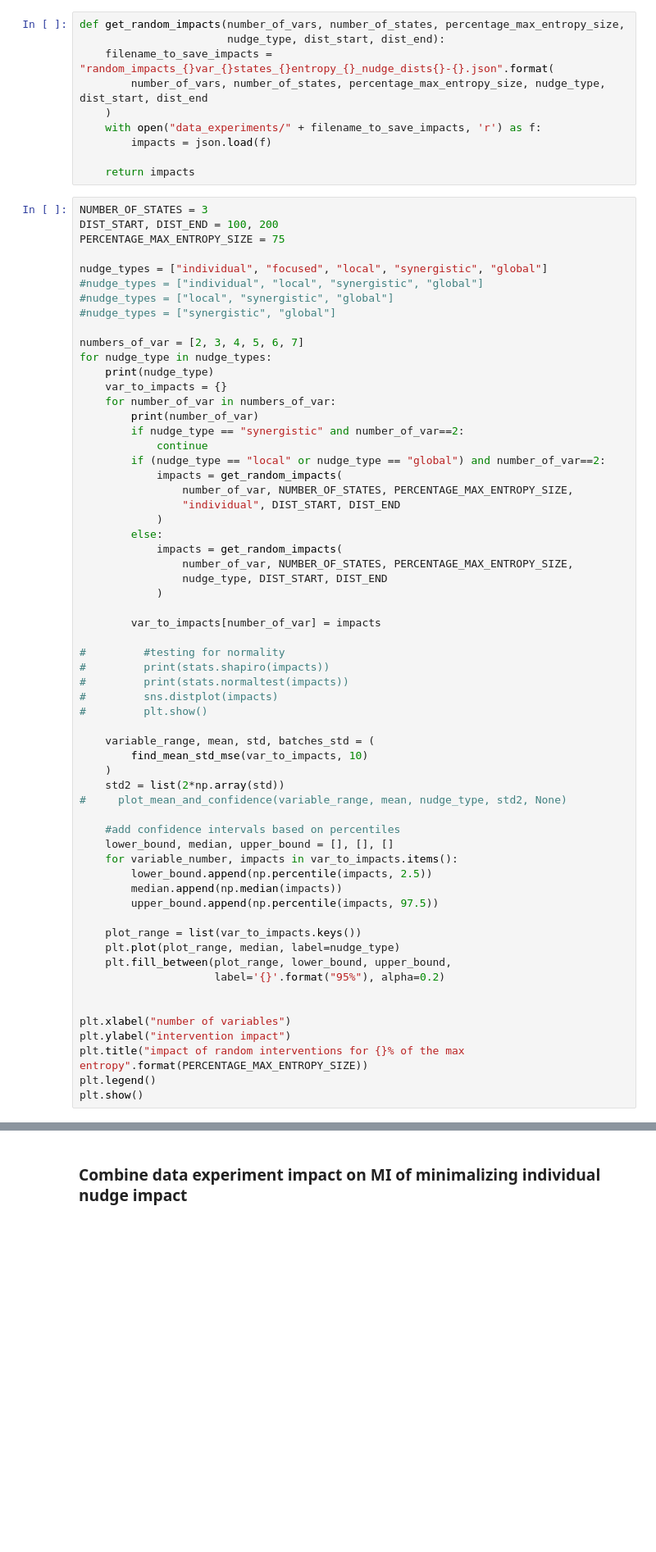
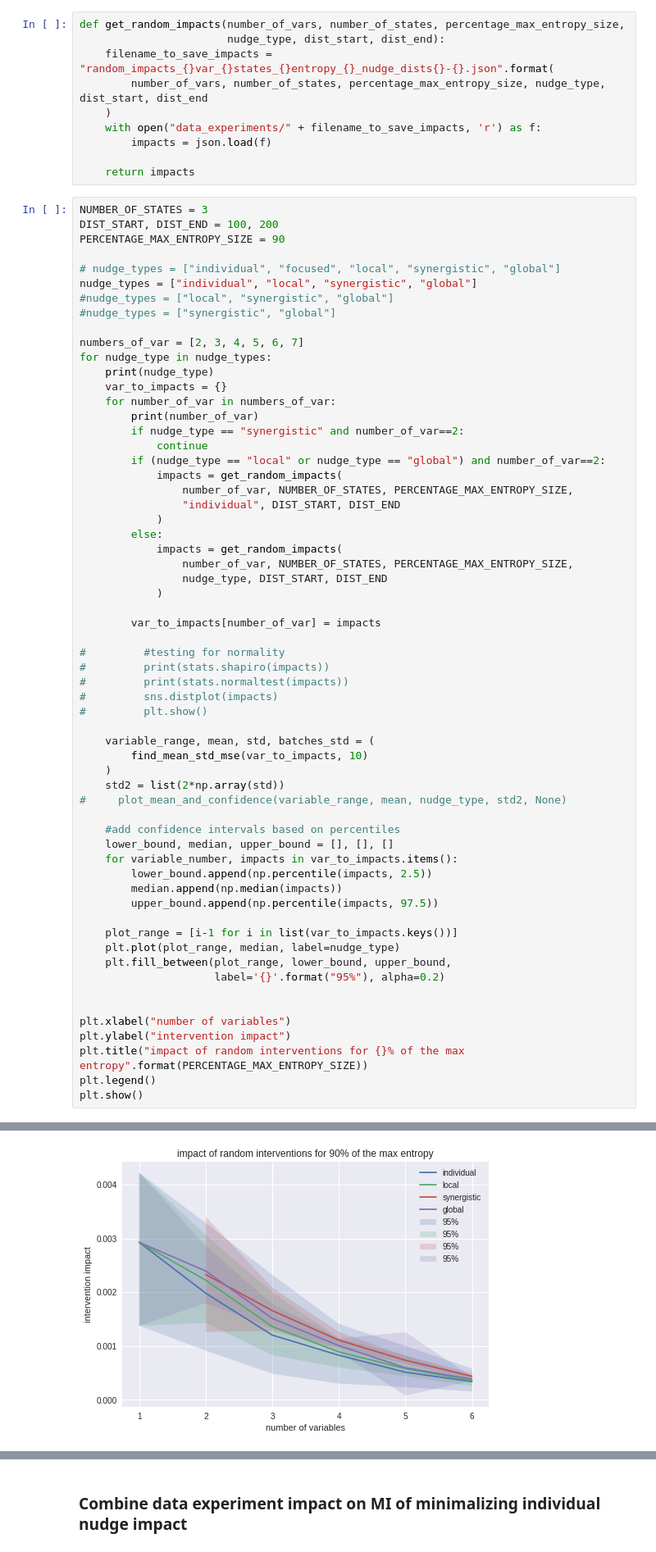
Before and after one commit to cjidboon94/master_thesis, a Jupyter notebook: combine_data3.ipynb, the cells around one changed output, grey strips where cells are left out. Shown at 82% size. Cells and saved outputs as stored; diff of their text form; blank space fills up the shorter version.

```diff
--- a/combine_data3.ipynb
+++ b/combine_data3.ipynb
@@ -277,10 +337,10 @@ def get_random_impacts(number_of_vars, number_of_states, percentage_max_entropy_
 # %%
 NUMBER_OF_STATES = 3
 DIST_START, DIST_END = 100, 200
-PERCENTAGE_MAX_ENTROPY_SIZE = 75
+PERCENTAGE_MAX_ENTROPY_SIZE = 90
 
-nudge_types = ["individual", "focused", "local", "synergistic", "global"]
-#nudge_types = ["individual", "local", "synergistic", "global"]
+# nudge_types = ["individual", "focused", "local", "synergistic", "global"]
+nudge_types = ["individual", "local", "synergistic", "global"]
 #nudge_types = ["local", "synergistic", "global"]
 #nudge_types = ["synergistic", "global"]
 
@@ -324,7 +384,7 @@ for nudge_type in nudge_types:
         median.append(np.median(impacts))
         upper_bound.append(np.percentile(impacts, 97.5))
 
-    plot_range = list(var_to_impacts.keys())
+    plot_range = [i-1 for i in list(var_to_impacts.keys())]
     plt.plot(plot_range, median, label=nudge_type)
     plt.fill_between(plot_range, lower_bound, upper_bound,
                      label='{}'.format("95%"), alpha=0.2)
@@ -335,3 +395,4 @@ plt.ylabel("intervention impact")
 plt.title("impact of random interventions for {}% of the max entropy".format(PERCENTAGE_MAX_ENTROPY_SIZE))
 plt.legend()
 plt.show()
+# %% [output]
@@ -338,3 +416,4 @@ plt.show()
+[figure, added]
 # %%
 def get_random_impacts_validate(number_of_vars, number_of_states, percentage_max_entropy_size,
                        nudge_type, dist_start, dist_end):
```
Also changed, not shown: parts of 6 cells of this notebook.
